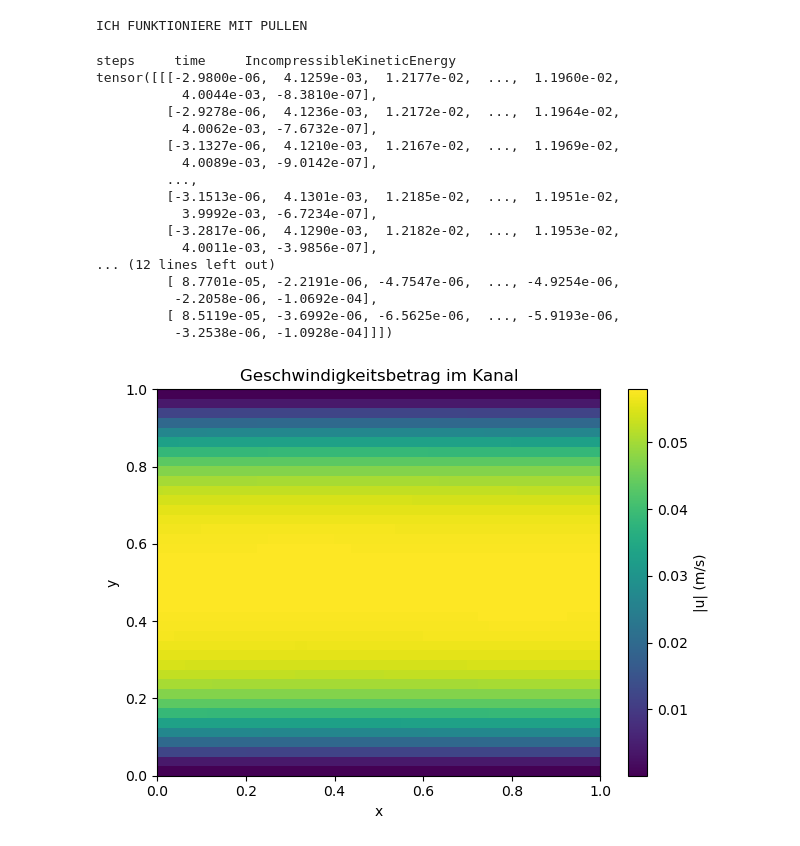
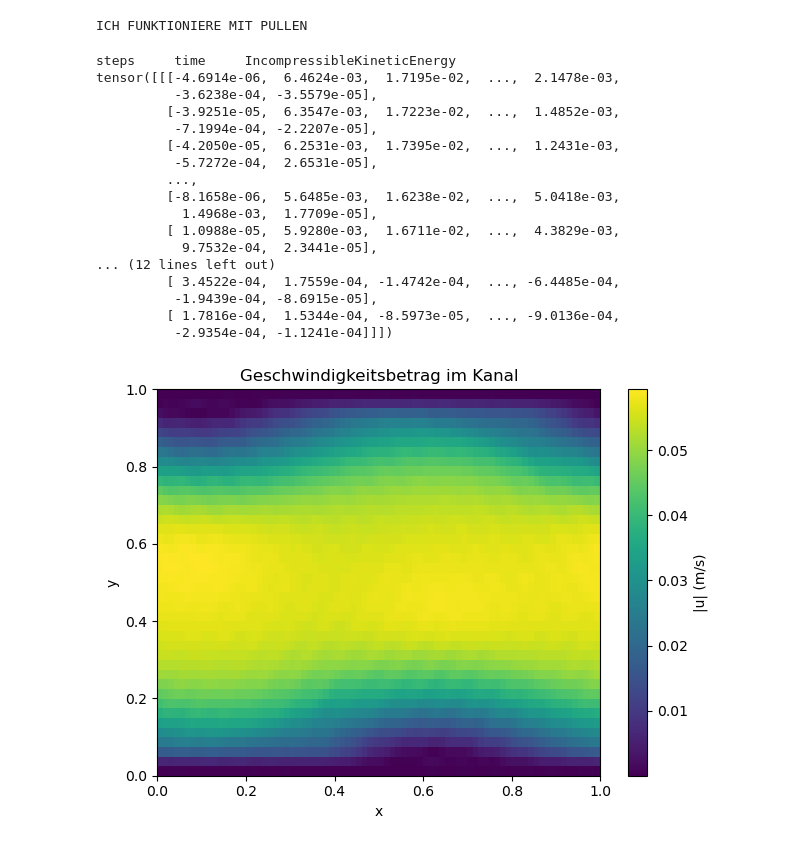
Before and after one commit to McBs/lettuce, a Jupyter notebook: examples/ChannelFlowSimulation.ipynb, the cells around one changed output. Saved outputs shown, nothing was run; the diff lists cells and outputs as text; code cells hidden in the pictures.

```diff
--- a/examples/ChannelFlowSimulation.ipynb
+++ b/examples/ChannelFlowSimulation.ipynb
@@ -13,8 +13,8 @@ parser.add_argument("--resolutionx", type=int, default=80)
 parser.add_argument("--resolutiony", type=int, default=40)
 parser.add_argument("--nout", type=int, default=100)
 parser.add_argument("--nvtk", type=int, default=100)
-parser.add_argument("--tmax", type=int, default=20)
-parser.add_argument("--Re", type=int, default=5000)
+parser.add_argument("--tmax", type=int, default=100)
+parser.add_argument("--Re", type=int, default=12000)
 parser.add_argument("--collision_operator", type=str, default="BGK")
 parser.add_argument("--Precision", type=str, default="Single")
 parser.add_argument("--Mach", type=float, default=0.1)
@@ -47,7 +47,7 @@ ICH FUNKTIONIERE MIT PULLEN
 # %%
 
 # --- 🧱 Lattice & Einheiten ---
-lattice = Lattice(D2Q9, device="cpu", dtype=dtype)
+lattice = Lattice(D2Q9, device="cuda", dtype=dtype)
 
 flow = lt.ChannelFlow2D(
     resolution_x=res_x,
@@ -93,46 +93,46 @@ vtk_reporter = lt.VTKReporter(
     flow=flow,
     interval=100,                    # alle 100 Zeitschritte ein VTK-Frame
     filename_base=basedir + "/output" # Basisname der Dateien
 )
 simulation.reporters.append(vtk_reporter)
 
 
 # --- ▶️ Simulation starten ---
-steps = int(flow.units.convert_time_to_lu(50))  # z.B. 5 Sekunden
+steps = int(flow.units.convert_time_to_lu(tmax))  # z.B. 5 Sekunden
 mlups = simulation.step(num_steps=steps)
 # --- 📈 Analyse ---
 u = lattice.u(simulation.f) # u-Komponente
 u_mean= torch.mean(u, dim=(1,0))
 
 print(u) # Mittelung über x-Richtung
 
 # Hole u_x-Komponente (Index 0)
 u_numpy = u.cpu().numpy()  # [2, res_x, res_y]
 u_mag = np.sqrt(u_numpy[0]**2 + u_numpy[1]**2)  # Geschwindigkeitbetrag
 
 plt.imshow(u_mag.T, origin='lower', extent=[0, 1, 0, 1], aspect='auto')
 plt.colorbar(label='|u| (m/s)')
 plt.xlabel("x")
 plt.ylabel("y")
 plt.title("Geschwindigkeitsbetrag im Kanal")
 plt.tight_layout()
 plt.show()
 # %% [output]
 steps     time     IncompressibleKineticEnergy
-tensor([[[-2.9800e-06,  4.1259e-03,  1.2177e-02,  ...,  1.1960e-02,
-           4.0044e-03, -8.3810e-07],
-         [-2.9278e-06,  4.1236e-03,  1.2172e-02,  ...,  1.1964e-02,
-           4.0062e-03, -7.6732e-07],
-         [-3.1327e-06,  4.1210e-03,  1.2167e-02,  ...,  1.1969e-02,
-           4.0089e-03, -9.0142e-07],
+tensor([[[-4.6914e-06,  6.4624e-03,  1.7195e-02,  ...,  2.1478e-03,
+          -3.6238e-04, -3.5579e-05],
+         [-3.9251e-05,  6.3547e-03,  1.7223e-02,  ...,  1.4852e-03,
+          -7.1994e-04, -2.2207e-05],
+         [-4.2050e-05,  6.2531e-03,  1.7395e-02,  ...,  1.2431e-03,
+          -5.7272e-04,  2.6531e-05],
          ...,
-         [-3.1513e-06,  4.1301e-03,  1.2185e-02,  ...,  1.1951e-02,
-           3.9992e-03, -6.7234e-07],
-         [-3.2817e-06,  4.1290e-03,  1.2182e-02,  ...,  1.1953e-02,
-           4.0011e-03, -3.9856e-07],
+         [-8.1658e-06,  5.6485e-03,  1.6238e-02,  ...,  5.0418e-03,
+           1.4968e-03,  1.7709e-05],
+         [ 1.0988e-05,  5.9280e-03,  1.6711e-02,  ...,  4.3829e-03,
+           9.7532e-04,  2.3441e-05],
 ... (12 lines left out)
-         [ 8.7701e-05, -2.2191e-06, -4.7547e-06,  ..., -4.9254e-06,
-          -2.2058e-06, -1.0692e-04],
-         [ 8.5119e-05, -3.6992e-06, -6.5625e-06,  ..., -5.9193e-06,
-          -3.2538e-06, -1.0928e-04]]])
+         [ 3.4522e-04,  1.7559e-04, -1.4742e-04,  ..., -6.4485e-04,
+          -1.9439e-04, -8.6915e-05],
+         [ 1.7816e-04,  1.5344e-04, -8.5973e-05,  ..., -9.0136e-04,
+          -2.9354e-04, -1.1241e-04]]])
-[figure, old version]
+[figure, new version]
```
Also changed, not shown: 1 other file.
